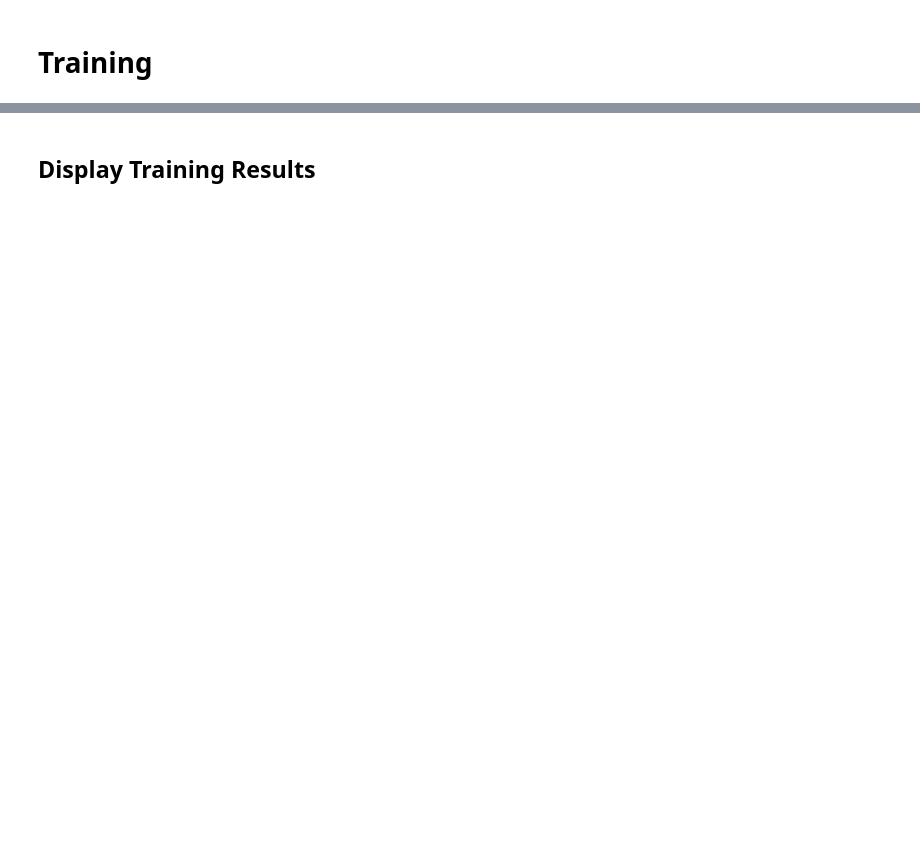
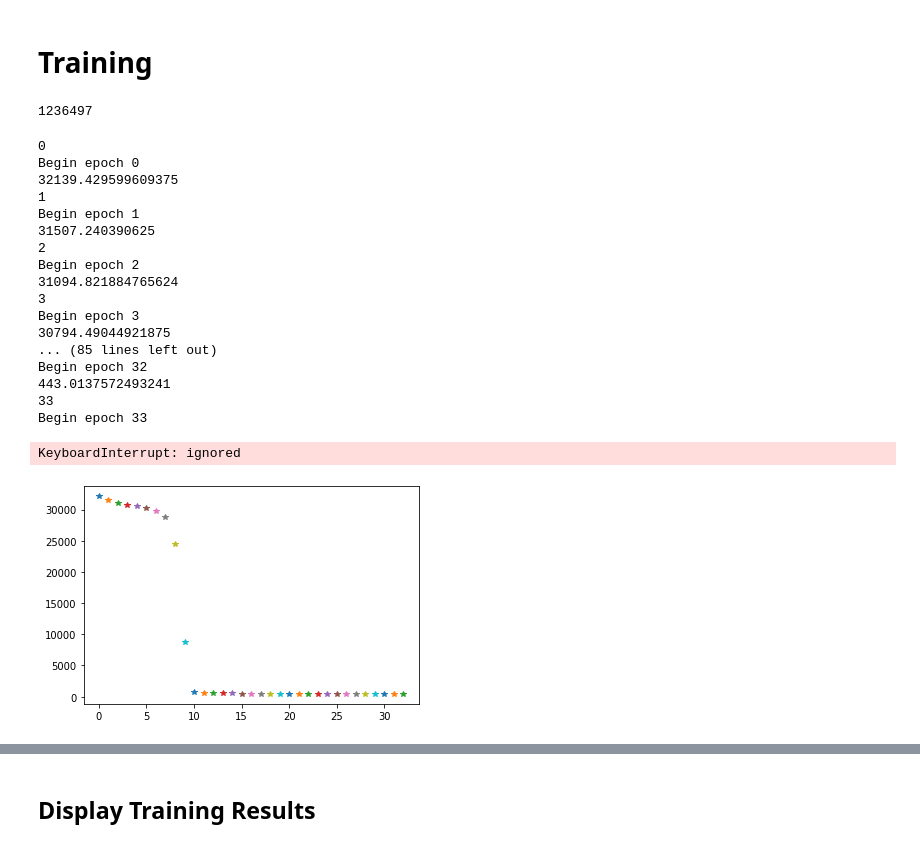
Before and after one commit to dalbyryan3/cs-6955-deep-learning-final-project, a Jupyter notebook: PorousMaterialImageToYoungsModulusNet.ipynb, the cells around one changed output, grey strips where cells are left out. Cells and saved outputs as stored; diff of their text form; code cells hidden in the pictures; blank space fills up the shorter version.

```diff
--- a/PorousMaterialImageToYoungsModulusNet.ipynb
+++ b/PorousMaterialImageToYoungsModulusNet.ipynb
@@ -123,11 +123,11 @@ class PorousMaterialImageToYoungsModulusDataset(Dataset):
         ##load the dataset
         self.d = h5py.File(hdf5_porosity_path,'a')
         #load original images
-        self.og_images = np.zeros(self.d['Original Images'].shape)
+        self.og_images = np.zeros(self.d['Original Images'].shape,dtype=int)
         self.og_images[:,:,:] = self.d['Original Images']
         #load deformed images
-        self.deformed_images = np.zeros(self.d['Deformed Images'].shape)
-        self.deformed_images[:,:,:] = self.d['Deformed Images']
+        # self.deformed_images = np.zeros(self.d['Deformed Images'].shape)
+        # self.deformed_images[:,:,:] = self.d['Deformed Images']
         #load stress-strain data
         self.ss_data = np.zeros(self.d['Data'].shape)
         self.ss_data[:,:,:] = self.d['Data']
@@ -146,10 +146,10 @@ class PorousMaterialImageToYoungsModulusDataset(Dataset):
 
     def __getitem__(self, idx):
         og_image_idx = self.og_images[idx,:,:,:].astype('uint8')
-        deformed_image_idx = self.deformed_images[idx,:,:,:].astype('uint8')
+        # deformed_image_idx = self.deformed_images[idx,:,:,:].astype('uint8')
         if (self.img_transform is not None):
             og_image_idx = self.img_transform(og_image_idx)
-            deformed_image_idx = self.img_transform(deformed_image_idx)
+            # deformed_image_idx = self.img_transform(deformed_image_idx)
         SMises_idx = self.SMises[idx,:]
         S11_idx = self.S11[idx,:]
         S22_idx = self.S22[idx,:]
@@ -255,7 +280,13 @@ def get_PorousMaterialImageToYoungsModulusNet_accuracy(model, evaluation_dataloa
 # %%
 model = PorousMaterialImageToYoungsModulusNet()
 
-learning_rate = 1e-3
+learning_rate = 1e-6
 nepochs = 100
 criterion = torch.nn.MSELoss()
-optimizer = torch.optim.Adam(model.parameters(), lr=learning_rate)
+optimizer = torch.optim.Adam(model.parameters(), lr=learning_rate, )
+
+def count_parameters(model):
+    return sum(p.numel() for p in model.parameters() if p.requires_grad)
+print(count_parameters(model))
+# %% [output]
+1236497
@@ -262,3 +297,43 @@ optimizer = torch.optim.Adam(model.parameters(), lr=learning_rate)
+# %%
+model = model.to(device=device)
+for e in range(nepochs):
+  print(e)
+  model.train() # Will put model in training mode
+  print("Begin epoch {0}".format(e))
+  for batch in overfitloader:
+    train_features, train_labels = batch
+    train_features = train_features.to(dtype=dtype, device=device)
+    train_labels = train_labels.to(dtype=dtype, device=device)
+    pred_labels = torch.flatten(model(train_features))
+    loss = criterion(pred_labels, train_labels)
+
+    optimizer.zero_grad()
+    loss.backward()
+    optimizer.step()
+  _, current_train_avg_MSE = get_PorousMaterialImageToYoungsModulusNet_accuracy(model, overfitloader, criterion)
+  plt.plot(e,current_train_avg_MSE,'*')
+  print(current_train_avg_MSE)
+plt.show()
+# %% [output]
+0
+Begin epoch 0
+32139.429599609375
+1
+Begin epoch 1
+31507.240390625
+2
+Begin epoch 2
+31094.821884765624
+3
+Begin epoch 3
+30794.49044921875
+... (85 lines left out)
+Begin epoch 32
+443.0137572493241
+33
+Begin epoch 33
+KeyboardInterrupt: ignored
+[figure, added]
 # %%
 train_avg_MSE_vals = []
 val_avg_MSE_vals = []
```
Also changed, not shown: parts of 14 cells of this notebook, 1 other file.
